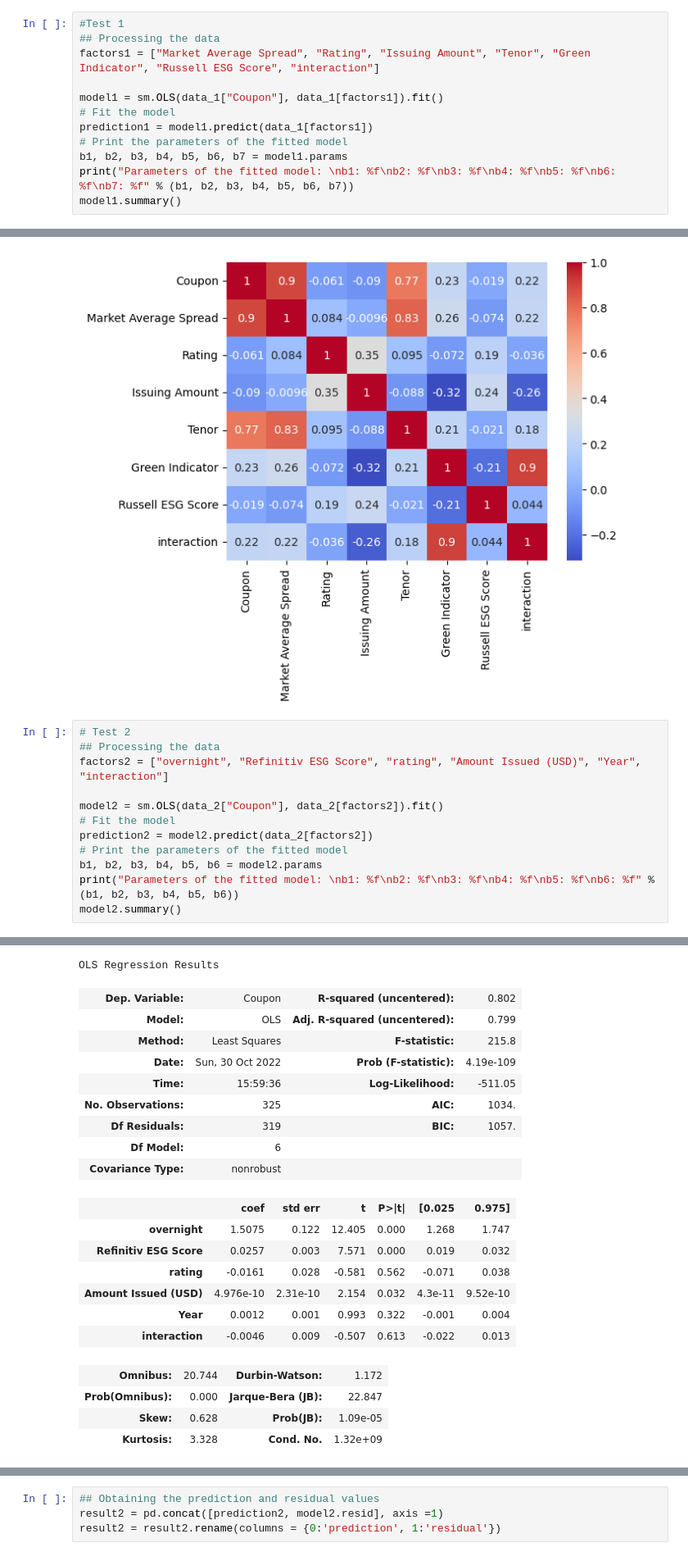
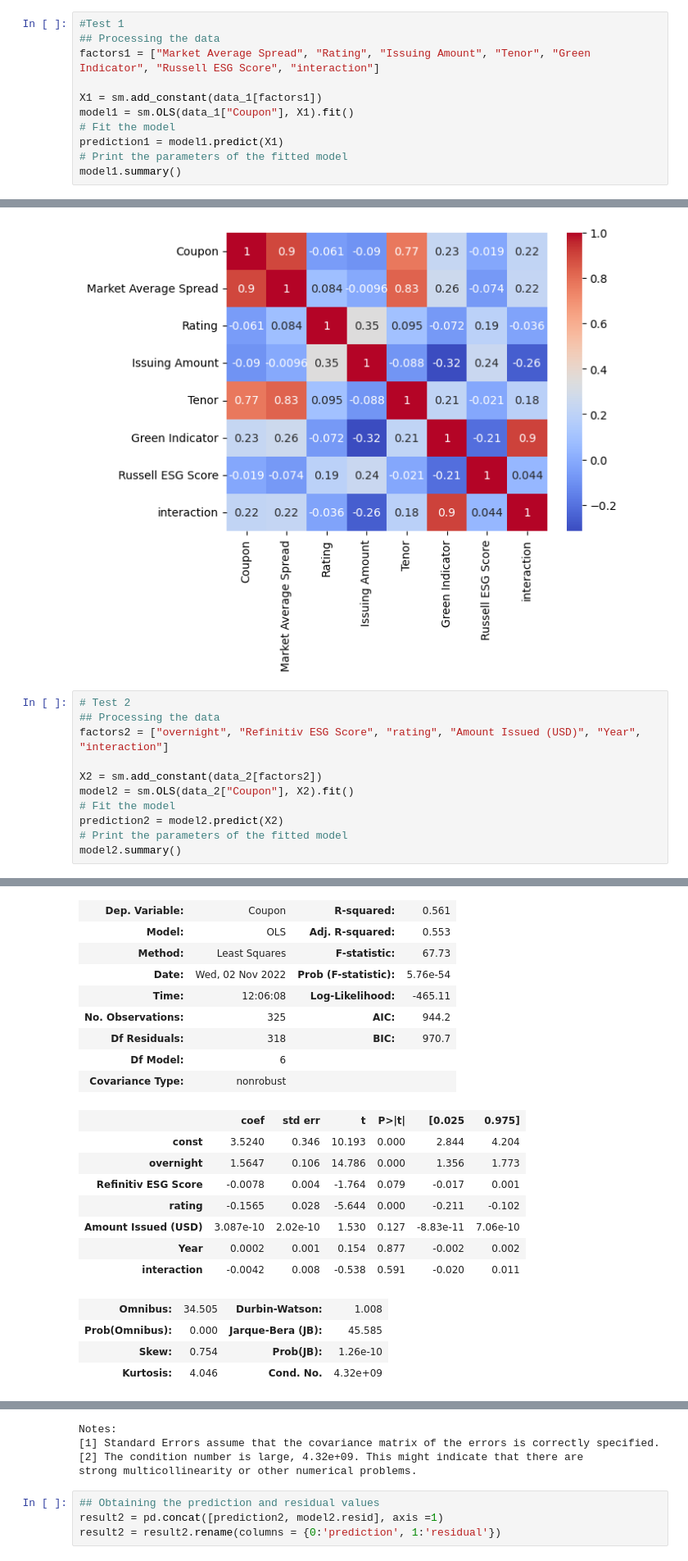
Before and after one commit to steveshao1213/Final_Project_nusbiz, a Jupyter notebook: Final_Project_Python.ipynb, the cells around one changed output, grey strips where cells are left out. Shown at 82% size. Drawn from its saved outputs; the diff is of its cells as text.

```diff
--- a/Final_Project_Python.ipynb
+++ b/Final_Project_Python.ipynb
@@ -24,11 +21,10 @@ Set the environment variable OUTDATED_IGNORE=1 to disable these warnings.
 ## Processing the data
 factors1 = ["Market Average Spread", "Rating", "Issuing Amount", "Tenor", "Green Indicator", "Russell ESG Score", "interaction"]
 
-model1 = sm.OLS(data_1["Coupon"], data_1[factors1]).fit()
+X1 = sm.add_constant(data_1[factors1])
+model1 = sm.OLS(data_1["Coupon"], X1).fit()
 # Fit the model
-prediction1 = model1.predict(data_1[factors1])
+prediction1 = model1.predict(X1)
 # Print the parameters of the fitted model
-b1, b2, b3, b4, b5, b6, b7 = model1.params
-print("Parameters of the fitted model: \nb1: %f\nb2: %f\nb3: %f\nb4: %f\nb5: %f\nb6: %f\nb7: %f" % (b1, b2, b3, b4, b5, b6, b7))
 model1.summary()
 # %% [output]
@@ -133,11 +121,10 @@ sns.heatmap(data_1.corr(), cmap='coolwarm', annot=True)
 ## Processing the data
 factors2 = ["overnight", "Refinitiv ESG Score", "rating", "Amount Issued (USD)", "Year", "interaction"]
 
-model2 = sm.OLS(data_2["Coupon"], data_2[factors2]).fit()
+X2 = sm.add_constant(data_2[factors2])
+model2 = sm.OLS(data_2["Coupon"], X2).fit()
 # Fit the model
-prediction2 = model2.predict(data_2[factors2])
+prediction2 = model2.predict(X2)
 # Print the parameters of the fitted model
-b1, b2, b3, b4, b5, b6 = model2.params
-print("Parameters of the fitted model: \nb1: %f\nb2: %f\nb3: %f\nb4: %f\nb5: %f\nb6: %f" % (b1, b2, b3, b4, b5, b6))
 model2.summary()
 # %% [output]
@@ -151,21 +132,21 @@ b6: -0.004568
-OLS Regression Results
-| Dep. Variable: | Coupon | R-squared (uncentered): | 0.802 |
-| Model: | OLS | Adj. R-squared (uncentered): | 0.799 |
-| Method: | Least Squares | F-statistic: | 215.8 |
-| Date: | Sun, 30 Oct 2022 | Prob (F-statistic): | 4.19e-109 |
-| Time: | 15:59:36 | Log-Likelihood: | -511.05 |
-| No. Observations: | 325 | AIC: | 1034. |
-| Df Residuals: | 319 | BIC: | 1057. |
+| Dep. Variable: | Coupon | R-squared: | 0.561 |
+| Model: | OLS | Adj. R-squared: | 0.553 |
+| Method: | Least Squares | F-statistic: | 67.73 |
+| Date: | Wed, 02 Nov 2022 | Prob (F-statistic): | 5.76e-54 |
+| Time: | 12:06:08 | Log-Likelihood: | -465.11 |
+| No. Observations: | 325 | AIC: | 944.2 |
+| Df Residuals: | 318 | BIC: | 970.7 |
 | Df Model: | 6 |  |  |
 | Covariance Type: | nonrobust |  |  |
 |  | coef | std err | t | P>|t| | [0.025 | 0.975] |
-| overnight | 1.5075 | 0.122 | 12.405 | 0.000 | 1.268 | 1.747 |
-| Refinitiv ESG Score | 0.0257 | 0.003 | 7.571 | 0.000 | 0.019 | 0.032 |
-| rating | -0.0161 | 0.028 | -0.581 | 0.562 | -0.071 | 0.038 |
-| Amount Issued (USD) | 4.976e-10 | 2.31e-10 | 2.154 | 0.032 | 4.3e-11 | 9.52e-10 |
-| Year | 0.0012 | 0.001 | 0.993 | 0.322 | -0.001 | 0.004 |
-| interaction | -0.0046 | 0.009 | -0.507 | 0.613 | -0.022 | 0.013 |
+| const | 3.5240 | 0.346 | 10.193 | 0.000 | 2.844 | 4.204 |
+| overnight | 1.5647 | 0.106 | 14.786 | 0.000 | 1.356 | 1.773 |
+| Refinitiv ESG Score | -0.0078 | 0.004 | -1.764 | 0.079 | -0.017 | 0.001 |
+| rating | -0.1565 | 0.028 | -5.644 | 0.000 | -0.211 | -0.102 |
+| Amount Issued (USD) | 3.087e-10 | 2.02e-10 | 1.530 | 0.127 | -8.83e-11 | 7.06e-10 |
+| Year | 0.0002 | 0.001 | 0.154 | 0.877 | -0.002 | 0.002 |
+| interaction | -0.0042 | 0.008 | -0.538 | 0.591 | -0.020 | 0.011 |
-| Omnibus: | 20.744 | Durbin-Watson: | 1.172 |
-| Prob(Omnibus): | 0.000 | Jarque-Bera (JB): | 22.847 |
-| Skew: | 0.628 | Prob(JB): | 1.09e-05 |
-| Kurtosis: | 3.328 | Cond. No. | 1.32e+09 |
+| Omnibus: | 34.505 | Durbin-Watson: | 1.008 |
+| Prob(Omnibus): | 0.000 | Jarque-Bera (JB): | 45.585 |
+| Skew: | 0.754 | Prob(JB): | 1.26e-10 |
+| Kurtosis: | 4.046 | Cond. No. | 4.32e+09 |
@@ -177,3 +153,7 @@ strong multicollinearity or other numerical problems.
+Notes:
+[1] Standard Errors assume that the covariance matrix of the errors is correctly specified.
+[2] The condition number is large, 4.32e+09. This might indicate that there are
+strong multicollinearity or other numerical problems.
 # %%
 ## Obtaining the prediction and residual values
 result2 = pd.concat([prediction2, model2.resid], axis =1)
```
Also changed, not shown: parts of 13 cells of this notebook, 3 other files.
